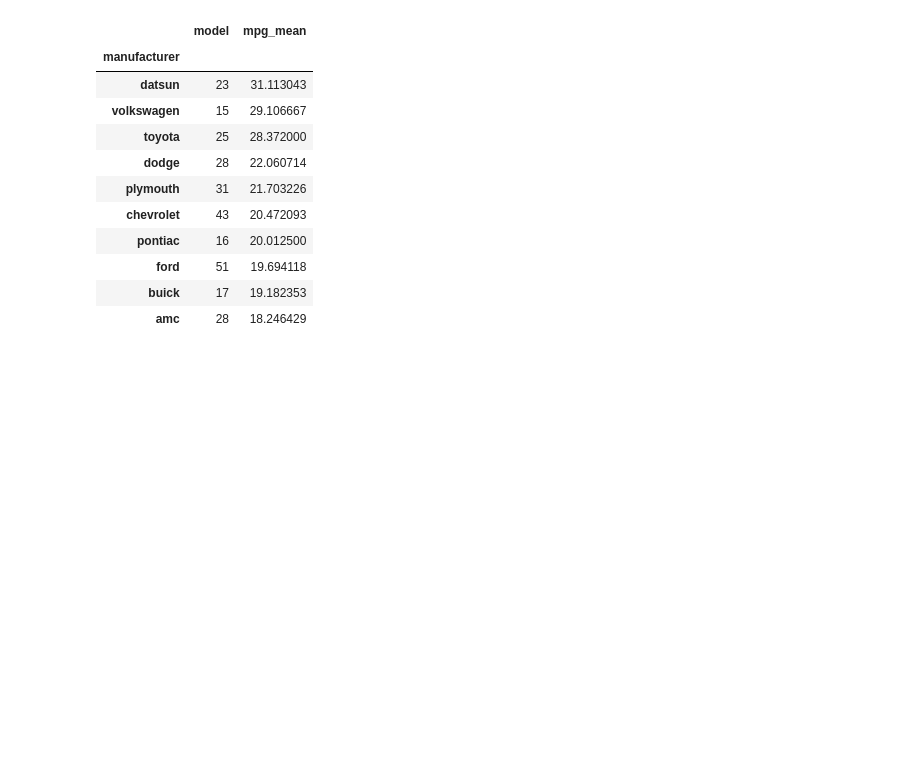
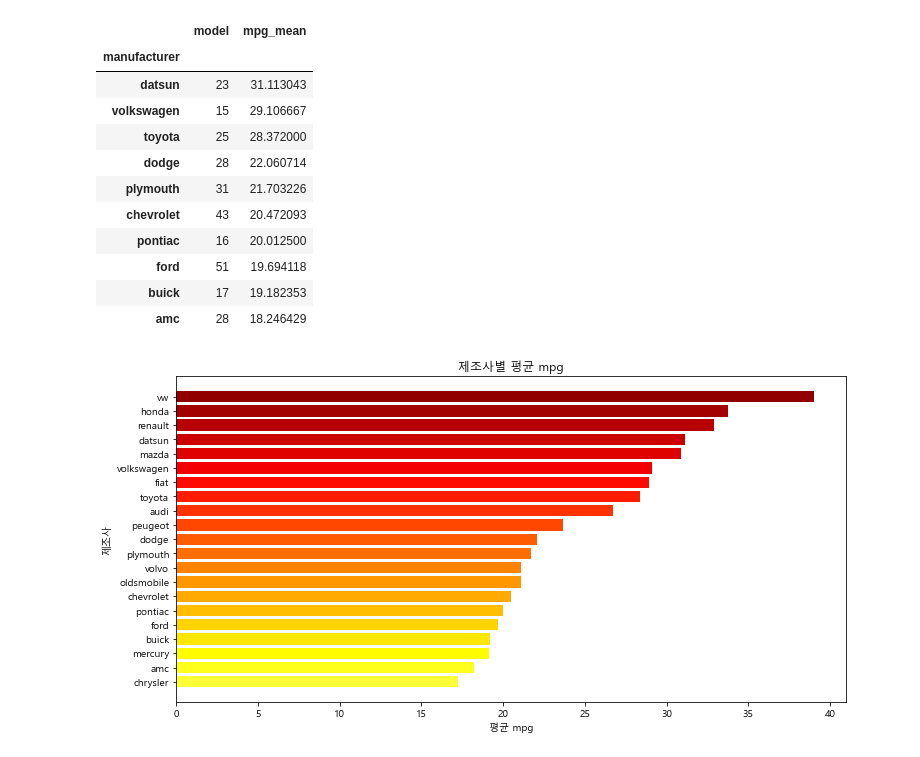
Before and after one commit to leele91/Data-Analysis-2020, a Jupyter notebook: 03.pandas/00_1_심화문제.ipynb, the cells around one changed output. Drawn from its saved outputs; the diff is of its cells as text; code cells hidden in the pictures; blank space fills up the shorter version.

```diff
--- a/03.pandas/00_1_심화문제.ipynb
+++ b/03.pandas/00_1_심화문제.ipynb
@@ -752,3 +768,15 @@ mpg1.head(10).sort_values(by='mpg_mean',ascending=False)
 | ford | 51 | 19.694118 |
 | buick | 17 | 19.182353 |
 | amc | 28 | 18.246429 |
+# %%
+df = mpg[mpg['manufacturer'].isin(big)].pivot_table('mpg','manufacturer').sort_values(by='mpg')
+y = np.arange(len(df.mpg))
+category_colors = plt.get_cmap('hot')(np.linspace(0.8, 0.2, len(df.mpg)))
+plt.figure(figsize=(12,6))
+plt.barh(y, df.mpg, color=category_colors)
+plt.yticks(y, df.index)
+plt.xlabel('평균 mpg'); plt.ylabel('제조사')
+plt.title('제조사별 평균 mpg')
+plt.show()
+# %% [output]
+[figure, added]
```
Also changed, not shown: parts of 4 cells of this notebook, 4 other files.
